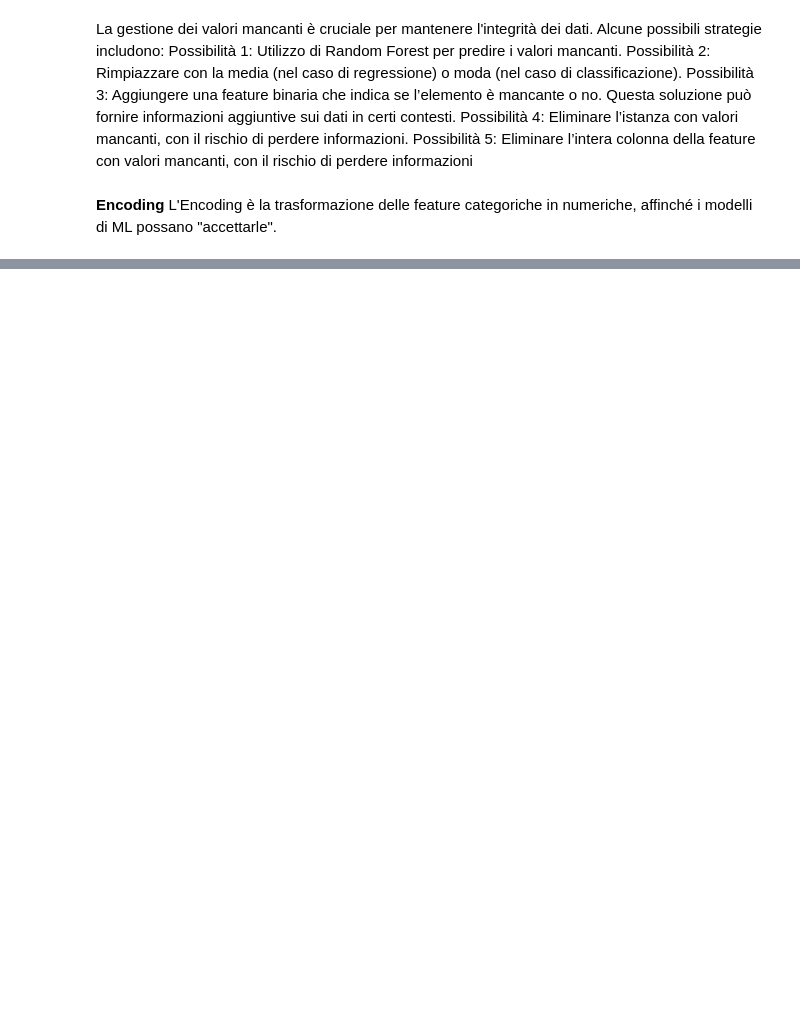
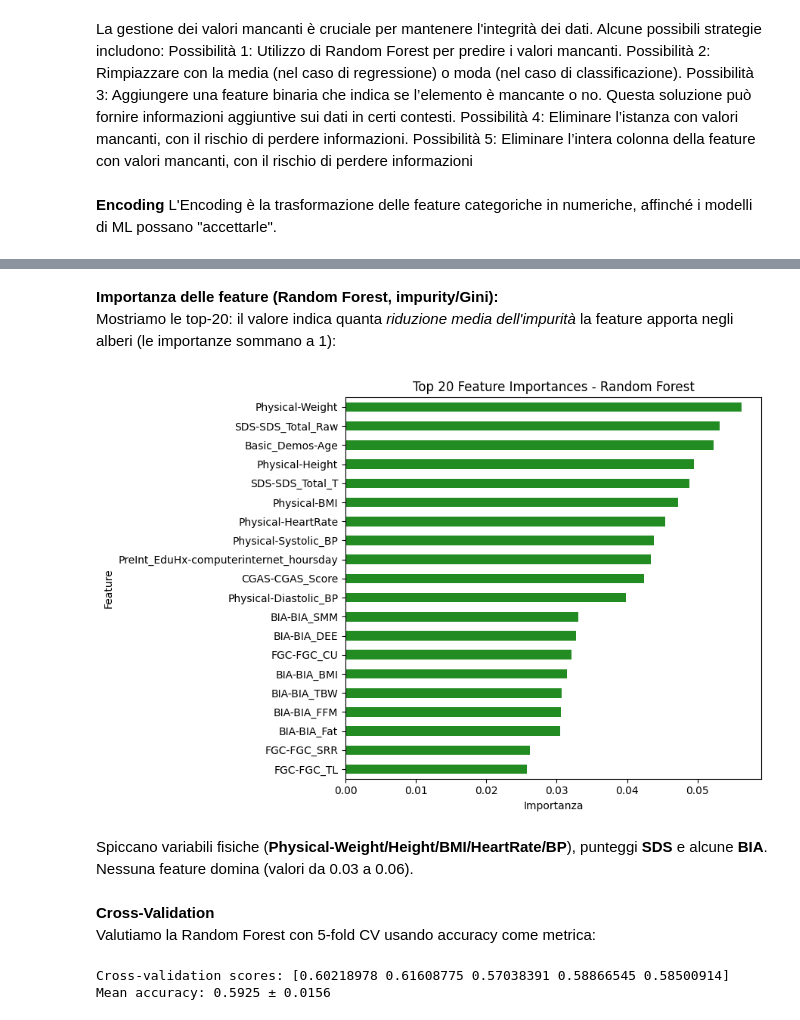
Before and after one commit to PavanDaniele/child-mind-institute-problematic-internet-use-challenge, a Jupyter notebook: ProjectDWM.ipynb, the cells around one changed output, grey strips where cells are left out. Saved outputs shown, nothing was run; the diff lists cells and outputs as text; code cells hidden in the pictures; blank space fills up the shorter version.

Commit message:
Finished Random Forest

```diff
--- a/ProjectDWM.ipynb
+++ b/ProjectDWM.ipynb
@@ -390,0 +398,7 @@ L'Encoding è la trasformazione delle feature categoriche in numeriche, affinch
+# %%
+# Divisione del dataset in training e validation set
+X_train, X_val, y_train, y_val = train_test_split(X, y, test_size=0.2, stratify=y, random_state=42)
+
+print("Distribuzione complessiva:\n", y.value_counts(normalize=True))
+print("Train:\n", y_train.value_counts(normalize=True))
+print("Val:\n", y_val.value_counts(normalize=True))
@@ -390,0 +428,4 @@ L'Encoding è la trasformazione delle feature categoriche in numeriche, affinch
+# %%
+# Addestriamo il modello Random Forest
+rf_model = RandomForestClassifier(random_state=42)
+rf_model.fit(X_train, y_train)
@@ -390,0 +466,41 @@ L'Encoding è la trasformazione delle feature categoriche in numeriche, affinch
+# %% [markdown]
+**Importanza delle feature (Random Forest, impurity/Gini):** \
+Mostriamo le top-20: il valore indica quanta *riduzione media dell'impurità* la feature apporta negli alberi (le importanze sommano a 1):
+# %%
+rf_importances = rf_model.feature_importances_
+features = X.columns
+
+# Selezioniamo le 20 feature più importanti
+top_rf = pd.Series(rf_importances, index=features).sort_values(ascending=False)[:20]
+# %%
+# Grafico
+plt.figure(figsize=(9, 6))
+top_rf.plot(kind='barh', color='forestgreen')
+plt.title("Top 20 Feature Importances - Random Forest")
+plt.xlabel("Importanza")
+plt.ylabel("Feature")
+plt.gca().invert_yaxis()
+plt.tight_layout()
+plt.show()
+# %% [output]
+[figure, added]
+# %% [markdown]
+Spiccano variabili fisiche (**Physical-Weight/Height/BMI/HeartRate/BP**), punteggi **SDS** e alcune **BIA**. \
+Nessuna feature domina (valori da 0.03 a 0.06).
+# %% [markdown]
+**Cross-Validation** \
+Valutiamo la Random Forest con 5-fold CV usando accuracy come metrica:
+# %%
+# Definiamo la metrica di valutazione
+scoring = make_scorer(accuracy_score)
+
+# Eseguiamo la cross-validation
+cv = KFold(n_splits=5, shuffle=True, random_state=42)
+scores = cross_val_score(rf_model, X, y, cv=cv, scoring=scoring)
+
+# Visualizziamo i risultati della cross-validation
+print(f"Cross-validation scores: {scores}")
+print(f"Mean accuracy: {scores.mean():.4f} ± {scores.std():.4f}")
+# %% [output]
+Cross-validation scores: [0.60218978 0.61608775 0.57038391 0.58866545 0.58500914]
+Mean accuracy: 0.5925 ± 0.0156
```
Also changed, not shown: parts of 23 cells of this notebook.
